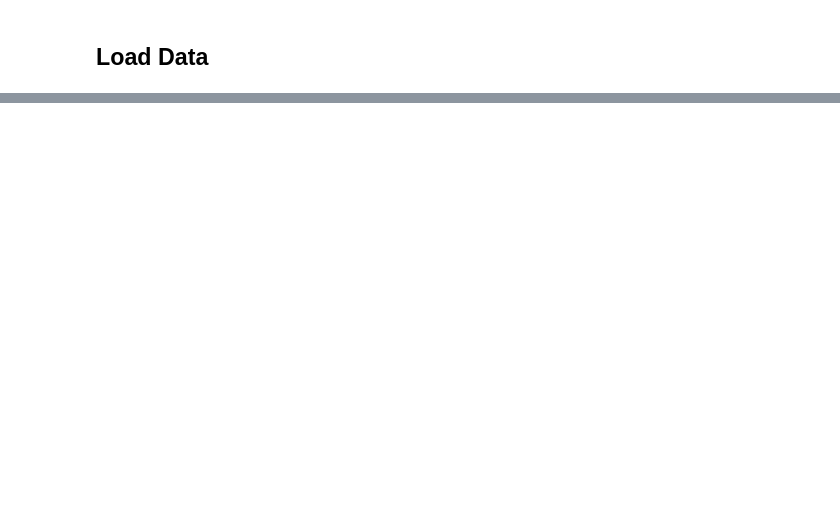
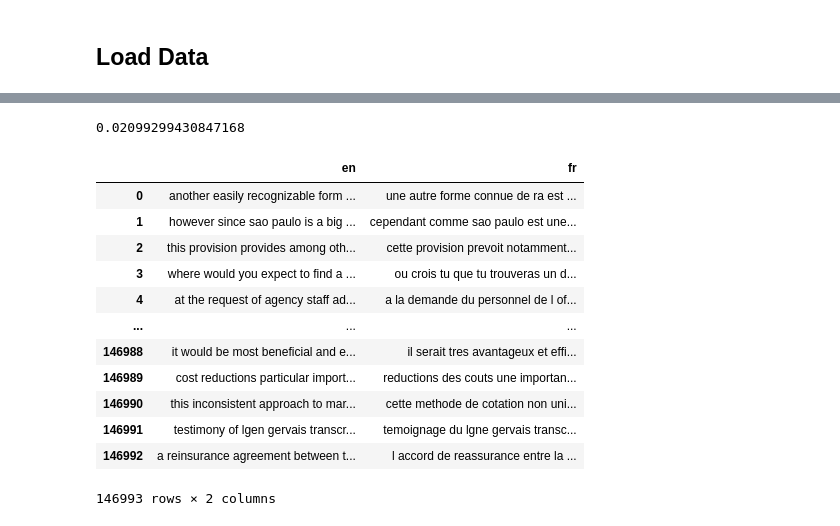
Before and after one commit to mli43/CMU-10701-F23-Project, a Jupyter notebook: LSTM_MT.ipynb, the cells around one changed output, grey strips where cells are left out. Saved outputs shown, nothing was run; the diff lists cells and outputs as text; code cells hidden in the pictures; blank space fills up the shorter version.

```diff
--- a/LSTM_MT.ipynb
+++ b/LSTM_MT.ipynb
@@ -178,0 +78,61 @@ df_subset.head()
+# %%
+# Turn a Unicode string to plain ASCII, thanks to
+# https://stackoverflow.com/a/518232/2809427
+def unicodeToAscii(s):
+    return ''.join(
+        c for c in unicodedata.normalize('NFD', s)
+        if unicodedata.category(c) != 'Mn'
+    )
+
+# Lowercase, trim, and remove non-letter characters
+def normalizeString(s):
+    s = unicodeToAscii(s.lower().strip())
+    s = re.sub(r"([.!?])", r" \1", s)
+    s = re.sub(r"[^a-zA-Z!?]+", r" ", s)
+    return s.strip()
+# %%
+# Clean data only if not available
+
+start = time.time()
+df.dropna(inplace=True)
+
+if not os.path.isfile('./data/cleaned_data.csv'):
+    df['en'] = df['en'].apply(lambda x: normalizeString(str(x)))
+    df['fr'] = df['fr'].apply(lambda x: normalizeString(str(x)))
+    df.to_csv('./data/cleaned_data.csv', index=False)
+
+end = time.time()
+display(end-start)
+# %% [output]
+0.02099299430847168
+# %%
+### Filter dataset by length
+MAX_LENGTH = 35
+
+if not os.path.isfile('./data/valid_cleaned_data.csv'):
+    df['en_len'] = df['en'].apply(lambda sent: len(sent.split(" ")))
+    df['fr_len'] = df['fr'].apply(lambda sent: len(sent.split(" ")))
+
+    df = df[df['en_len'] < MAX_LENGTH]
+    df = df[df['fr_len'] < MAX_LENGTH]
+
+    df = df[['en', 'fr']]
+
+    df.to_csv('./data/valid_cleaned_data.csv', index=False)
+
+
+df
+# %% [output]
+|  | en | fr |
+| 0 | another easily recognizable form ... | une autre forme connue de ra est ... |
+| 1 | however since sao paulo is a big ... | cependant comme sao paulo est une... |
+| 2 | this provision provides among oth... | cette provision prevoit notamment... |
+| 3 | where would you expect to find a ... | ou crois tu que tu trouveras un d... |
+| 4 | at the request of agency staff ad... | a la demande du personnel de l of... |
+| ... | ... | ... |
+| 146988 | it would be most beneficial and e... | il serait tres avantageux et effi... |
+| 146989 | cost reductions particular import... | reductions des couts une importan... |
+| 146990 | this inconsistent approach to mar... | cette methode de cotation non uni... |
+| 146991 | testimony of lgen gervais transcr... | temoignage du lgne gervais transc... |
+| 146992 | a reinsurance agreement between t... | l accord de reassurance entre la ... |
+146993 rows × 2 columns
```
Also changed, not shown: parts of 56 cells of this notebook.
